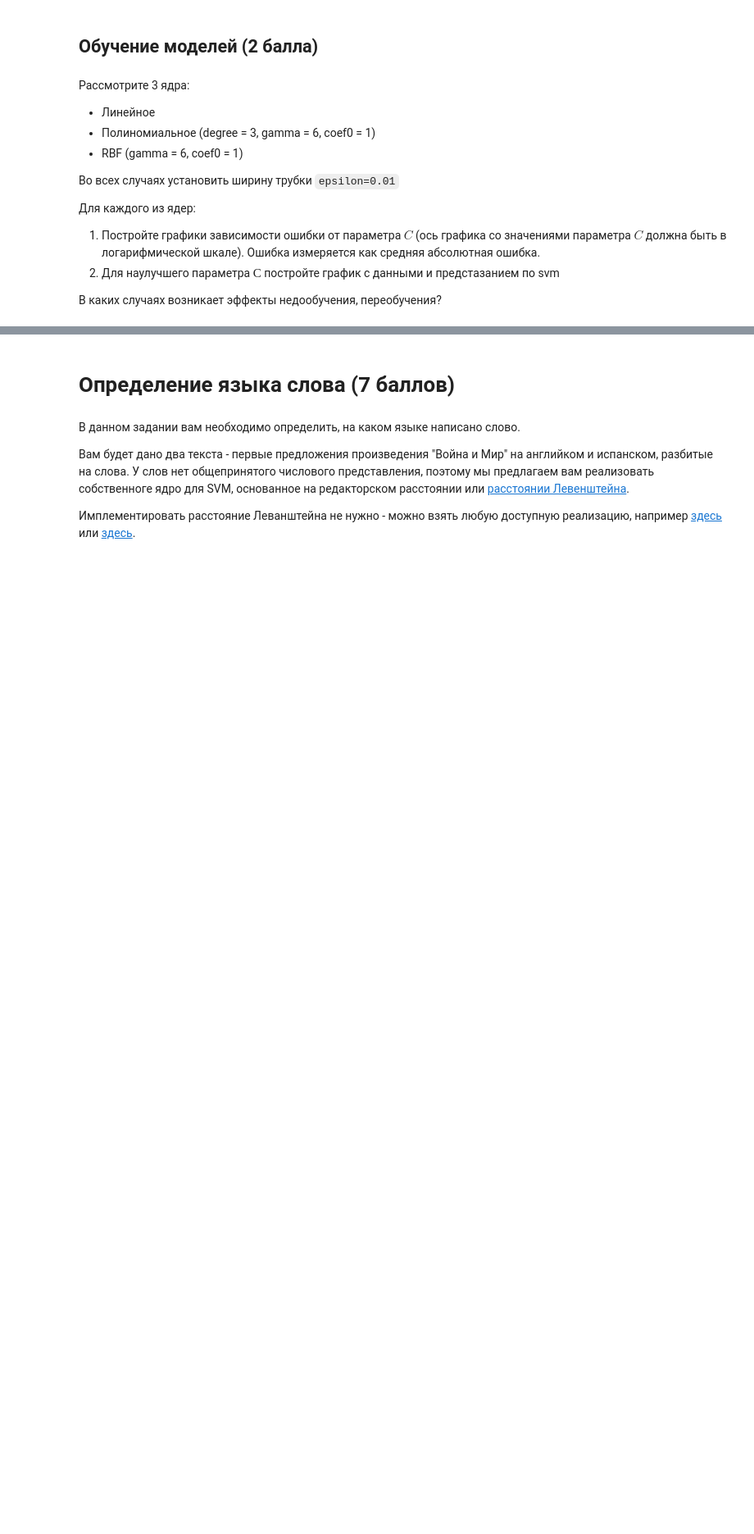
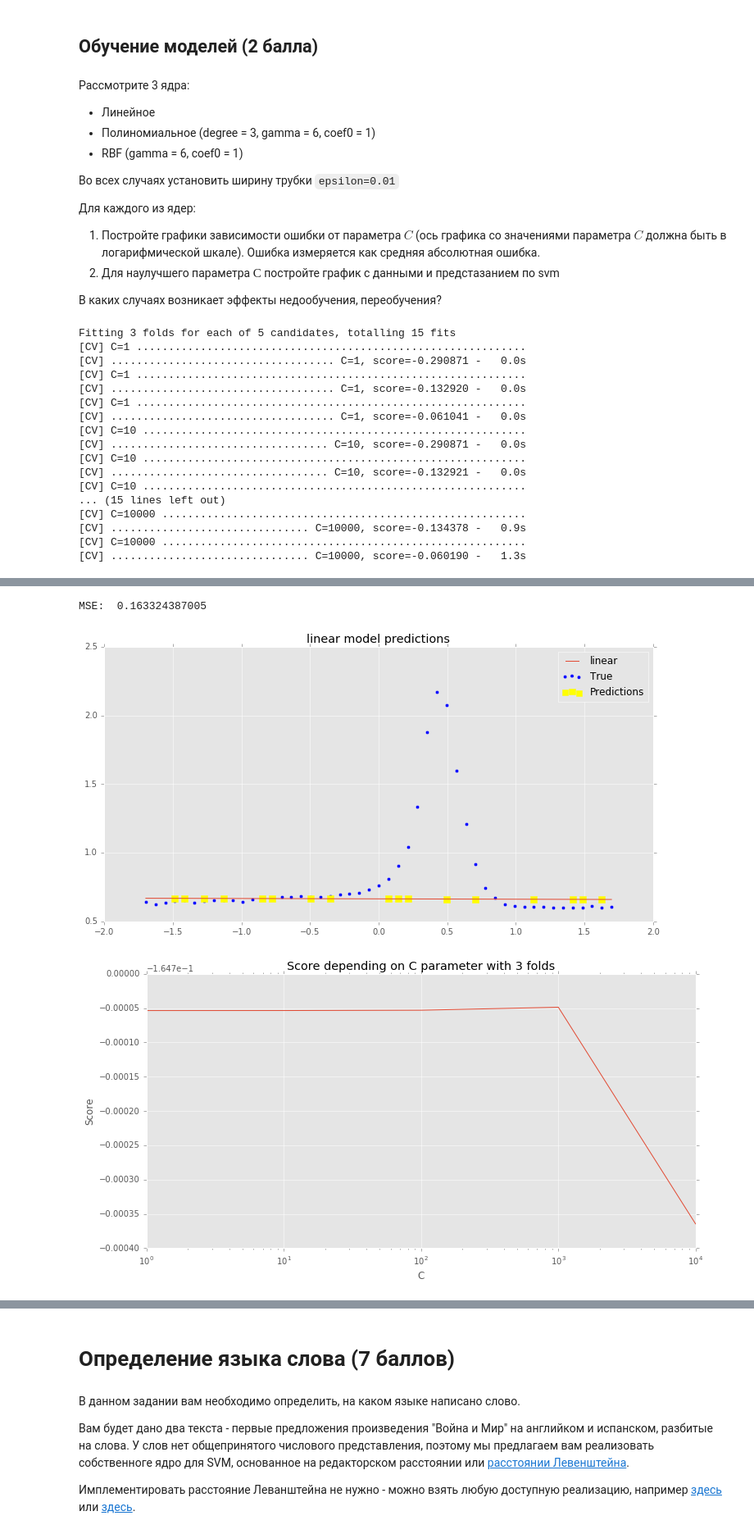
Before and after one commit to rudolphyo/ML-Python, a Jupyter notebook: hw1_svm.ipynb, the cells around one changed output, grey strips where cells are left out. Shown at 82% size. Saved outputs shown, nothing was run; the diff lists cells and outputs as text; code cells hidden in the pictures; blank space fills up the shorter version.

```diff
--- a/hw1_svm.ipynb
+++ b/hw1_svm.ipynb
@@ -85,3 +75,6 @@ from sklearn.preprocessing import StandardScaler
+# %%
+titan_data = StandardScaler().fit_transform(np.array(titan_data).reshape(-1,1))
+titan_target = np.array(titan_target)
 # %%
 correlation_matrix = titanium.corr()
 plt.figure(figsize = (4, 4))
@@ -116,34 +111,55 @@ from sklearn.grid_search import GridSearchCV
 # %%
 def train_SVR(data, target, kernel, gamma='auto', coef0=0.0, epsilon=0.01):
 
-    X_train, X_test, y_train, y_test = train_test_split(data, target, test_size=0.25, random_state = 42)
+    X_train, X_test, y_train, y_test = train_test_split(data, target, test_size=0.33, random_state = 42)
 
-    #param_grid = {"C" : [.001, .01, .1, 1e0, 1e1, 1e2]}
-    param_grid = {'kernel':('rbf','linear', 'sigmoid'), 'C':[1, 10,100,1000,10000],'gamma':[3, 6, 9]}
+    param_grid = {"C" : [ 10**j for j in np.arange(0, 5)]}
+    #param_grid = {'kernel':('rbf','linear', 'sigmoid'),
+    #'C':[1, 10,100,1000,10000],'degree':[1,2,3,4]}
 
-    svr_grid = GridSearchCV(SVR(),
+    svr_grid = GridSearchCV(SVR(kernel=kernel, gamma=gamma, coef0=coef0, epsilon=epsilon),
                             param_grid, cv = 3, verbose=5)
 
     svr_grid.fit(X_train, y_train)
 
-    preds = svr_grid.best_estimator_.predict(data)
+    preds = svr_grid.best_estimator_.predict(X_test)
 
     print("MSE: ", mean_absolute_error(y_test, preds))
-    plt.scatter(X_train, y_train, marker='o')
-    plt.plot(data, preds, label=kernel)
+    plt.figure(figsize=(12, 6))
+    plt.scatter(data, target, marker='o', label = "True")
+    plt.scatter(X_test, preds, marker='s', label = "Predictions", color='yellow', s=50)
+    plt.plot(data, svr_grid.best_estimator_.predict(data), label=kernel)
     plt.legend()
+    plt.title(kernel + " model predictions")
+
 
     scores = [x[1] for x in svr_grid.grid_scores_]
     scores = np.array(scores).reshape(len(param_grid["C"]))
 
-    plt.figure(figsize=(16, 9))
-    plt.plot(scores)
+    plt.figure(figsize=(12, 6))
+    plt.semilogx()
+    plt.plot(param_grid["C"], scores)
     plt.xlabel('C')
     plt.ylabel('Score')
+
     plt.title("Score depending on C parameter with 3 folds")
-# %%
-titan_data = np.array(titan_data).reshape(-1,1)
-titan_target = np.array(titan_target)
-#train_SVR(titan_data, titan_target, 'linear')
-#train_SVR(titan_data, titan_target, "poly", 6, 1)
-#train_SVR(titan_data, titan_target, "rbf", 6, 1)
+# %%
+train_SVR(titan_data, titan_target, 'linear')
+# %% [output]
+Fitting 3 folds for each of 5 candidates, totalling 15 fits
+[CV] C=1 .............................................................
+[CV] ................................... C=1, score=-0.290871 -   0.0s
+[CV] C=1 .............................................................
+[CV] ................................... C=1, score=-0.132920 -   0.0s
+[CV] C=1 .............................................................
+[CV] ................................... C=1, score=-0.061041 -   0.0s
+[CV] C=10 ............................................................
+[CV] .................................. C=10, score=-0.290871 -   0.0s
+[CV] C=10 ............................................................
+[CV] .................................. C=10, score=-0.132921 -   0.0s
+[CV] C=10 ............................................................
+... (15 lines left out)
+[CV] C=10000 .........................................................
+[CV] ............................... C=10000, score=-0.134378 -   0.9s
+[CV] C=10000 .........................................................
+[CV] ............................... C=10000, score=-0.060190 -   1.3s
@@ -149,0 +167,3 @@ titan_target = np.array(titan_target)
+MSE:  0.163324387005
+[figure, added]
+[figure, added]
```
Also changed, not shown: parts of 16 cells of this notebook.
